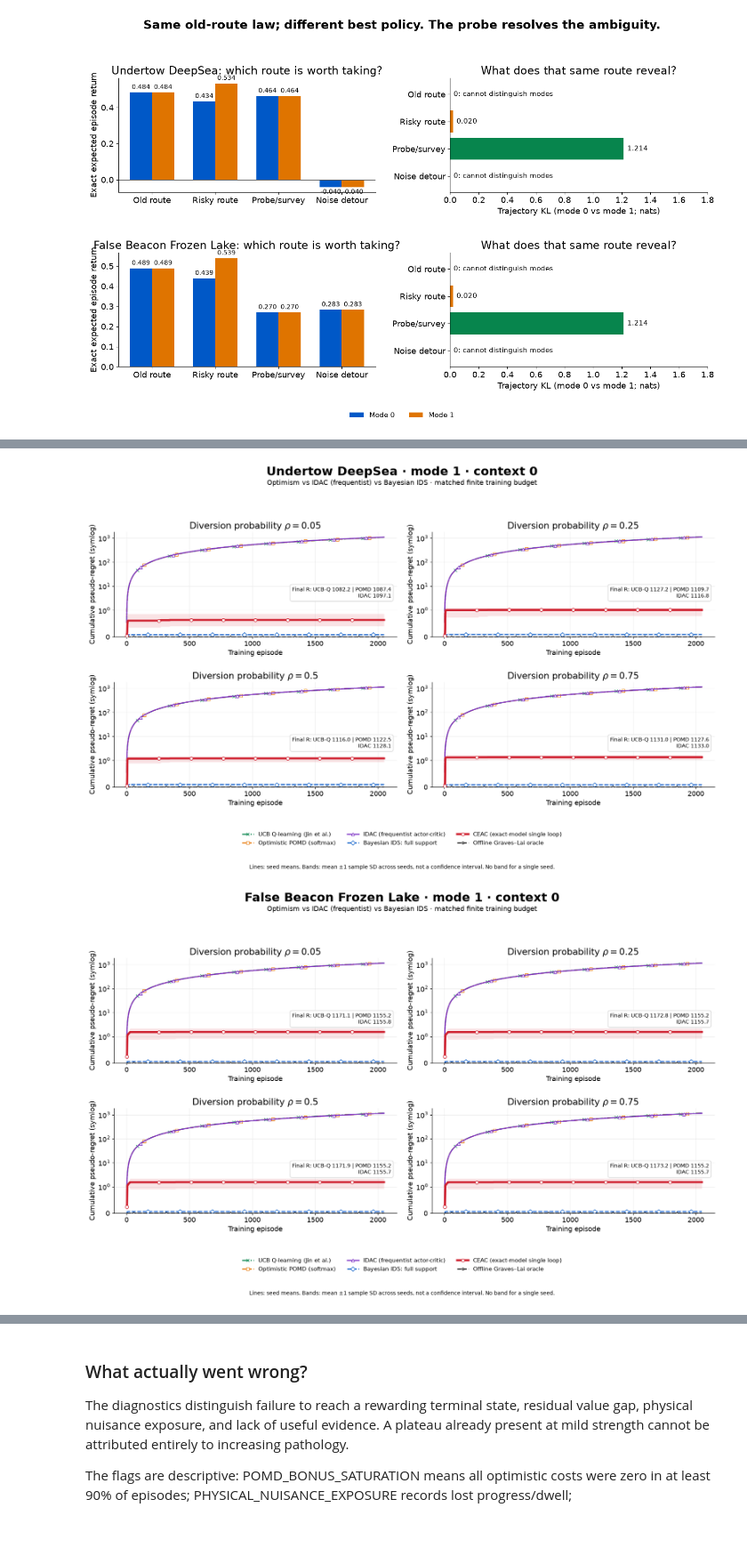
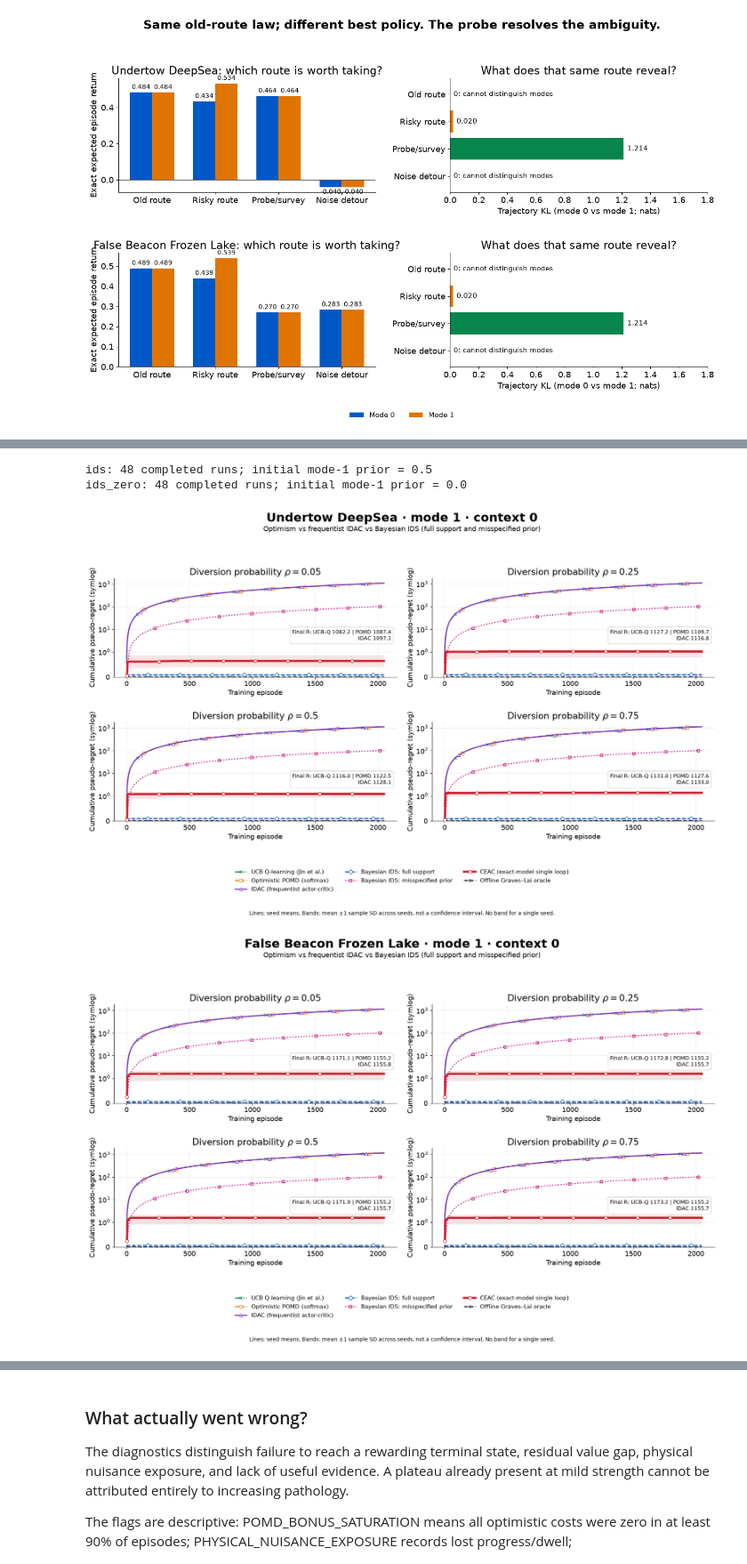
Before and after one commit to Sahire-Ellahy/Confounder-Eliminating-Actor-Critic, a Jupyter notebook: notebooks/Undertow_FalseBeacon.ipynb, the cells around one changed output, grey strips where cells are left out. Shown at 89% size. Drawn from its saved outputs; the diff is of its cells as text; code cells hidden in the pictures; blank space fills up the shorter version.

Commit message:
Show both Bayesian IDS priors throughout the comparator slate

```diff
--- a/notebooks/Undertow_FalseBeacon.ipynb
+++ b/notebooks/Undertow_FalseBeacon.ipynb
@@ -135,12 +137,25 @@ Color identifies the method and remains fixed across panels. The symlog regret a
 
 These are the same rendering functions called by the standard report command, not separate notebook plots.
 # %%
+# Every setting must contain the complete seven-method slate before plotting.
+from ceac.pathology_report import METHODS
+expected_methods = set(METHODS)
+for kind, context, mode in {key[:3] for key in groups}:
+    observed = {key[3] for key in groups if key[:3] == (kind, context, mode)}
+    assert observed == expected_methods, (kind, context, mode, observed)
+for method, prior in (("ids", .5), ("ids_zero", 0.)):
+    runs = [r for r in bundle["curves"] if r["result"]["method"] == method]
+    assert len(runs) == 48
+    assert all(r["manifest"]["configuration"]["ids_prior"] == prior for r in runs)
+    print(f"{method}: {len(runs)} completed runs; initial mode-1 prior = {prior}")
 for kind in ("deepsea", "frozenlake"):
     fig = draw_method_overlay(groups, kind, mode=MODE)
     plt.show()
 # %% [output]
+ids: 48 completed runs; initial mode-1 prior = 0.5
+ids_zero: 48 completed runs; initial mode-1 prior = 0.0
-[figure, old version]
+[figure, new version]
-[figure, old version]
+[figure, new version]
 # %% [markdown]
 ## 6. Increase physical pathology while keeping the task fixed
 
```
Also changed, not shown: parts of 6 cells of this notebook, 37 other files.
